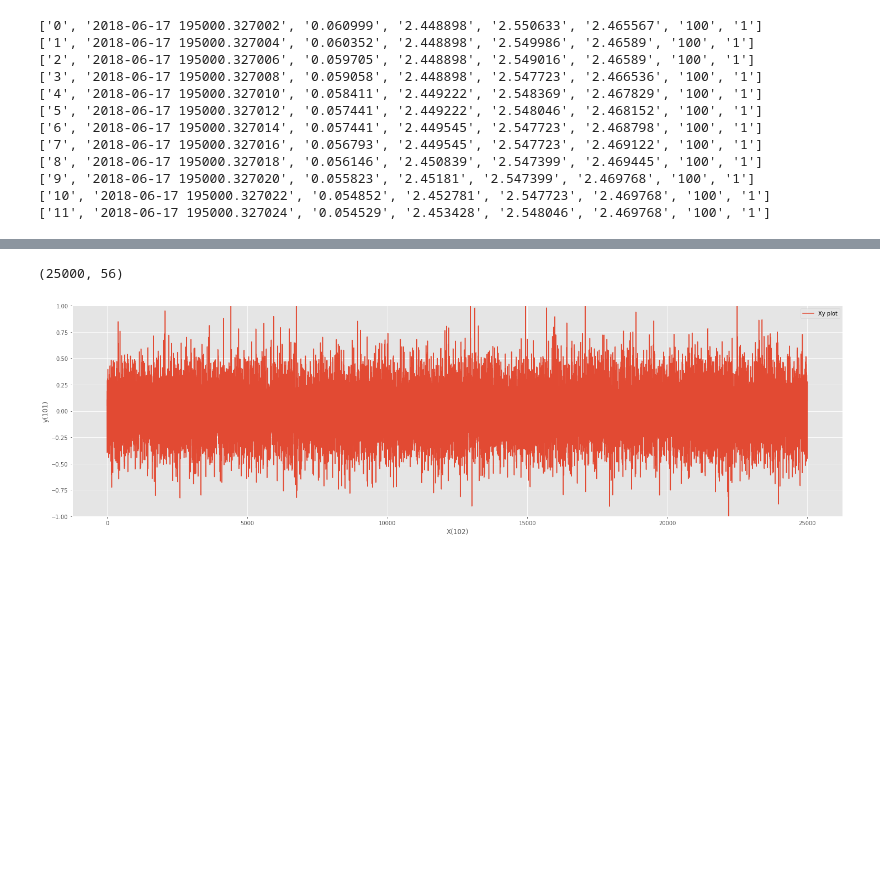
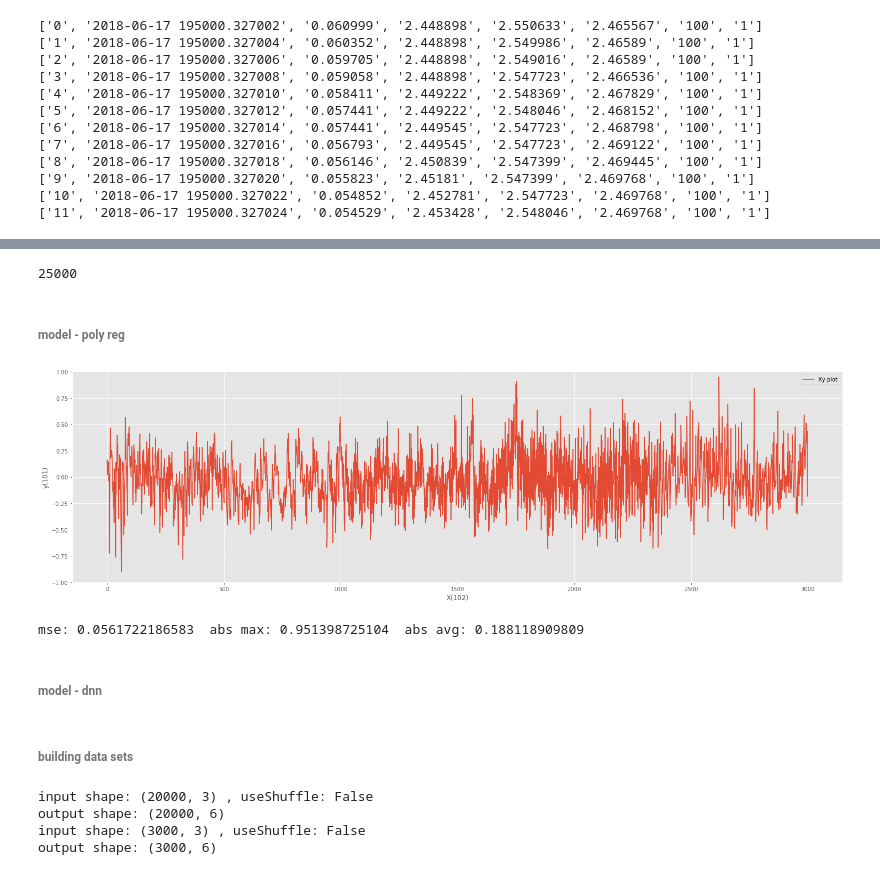
Before and after one commit to notyetend/pg, a Jupyter notebook: _chaos/proto002.ipynb, the cells around one changed output, grey strips where cells are left out. Drawn from its saved outputs; the diff is of its cells as text; code cells hidden in the pictures; blank space fills up the shorter version.

```diff
--- a/_chaos/proto002.ipynb
+++ b/_chaos/proto002.ipynb
@@ -41,15 +45,28 @@ df = pd.read_csv(infile_name, sep=',', names=names)
+# %%
+df.shape[0]
+# %% [output]
+25000
+# %% [markdown]
+###### model - poly reg
 # %%
 from sklearn.linear_model import LinearRegression
 from sklearn.preprocessing import PolynomialFeatures
+from sklearn.metrics import mean_squared_error
 
-max_row = 70000
 
-data_X = df[['silver_u', 'silver_w', 'silver_v']] .values.reshape(-1,3)[0:max_row, :]
-data_y = df[['gold']][0:max_row] / 5 * 1000
+training_set_size = 20000
+test_set_size = 3000
 
-poly = PolynomialFeatures(degree=5)
-X_poly_reg = poly.fit_transform(data_X)
+training_set_X = df[['silver_u', 'silver_w', 'silver_v']].values.reshape(-1,3)[0:training_set_size, :]
+training_set_y = df[['gold']][0:training_set_size].values.reshape(-1, 1) / 5 * 1000
+
+test_set_X = df[['silver_u', 'silver_w', 'silver_v']].values.reshape(-1,3)[training_set_size:(training_set_size+test_set_size), :]
+test_set_y = df[['gold']][training_set_size:(training_set_size+test_set_size)].values.reshape(-1, 1) / 5 * 1000
+
+poly = PolynomialFeatures(degree=3)
+training_set_X_poly_reg = poly.fit_transform(training_set_X)
+test_set_X_poly_reg = poly.fit_transform(test_set_X)
 
 model_poly_reg = LinearRegression()
-model_poly_reg.fit(X_poly_reg, data_y)
-pred_poly_reg = model_poly_reg.predict(X_poly_reg)
+model_poly_reg.fit(training_set_X_poly_reg, training_set_y)
+test_set_pred_poly_reg = model_poly_reg.predict(test_set_X_poly_reg)
@@ -58,21 +73,23 @@ data_y
-# %%
-X_poly_reg.shape
-# %% [output]
-(25000, 56)
 # %%
 import matplotlib.pyplot as plt
 import matplotlib as mpl
 %matplotlib inline
 
 
 plt.style.use('ggplot')
 plt.rcParams["figure.figsize"] = (25,7)
 plt.ylim(ymax=1, ymin=-1)
-plt_x = range(len(data_X[:, 0]))
-plt.plot(plt_x, (data_y - pred_poly_reg), label='Xy plot')
+plt_x = range(len(test_set_X[:, 0]))
+plt.plot(plt_x, (test_set_y - pred_poly_reg), label='Xy plot')
 plt.xlabel('X(102)')
 plt.ylabel('y(101)')
 plt.legend()
 plt.show()
+
+
+print('mse:', mean_squared_error(test_set_y, test_set_pred_poly_reg),
+      ' abs max:', np.max(np.abs(test_set_y - test_set_pred_poly_reg)),
+      ' abs avg:', np.average(np.abs(test_set_y - test_set_pred_poly_reg)))
 # %% [output]
-[figure, old version]
+[figure, new version]
+mse: 0.0561722186583  abs max: 0.951398725104  abs avg: 0.188118909809
@@ -89,0 +96,2 @@ def reset_graph(seed=1):
+# %% [markdown]
+###### model - dnn
@@ -89,0 +153,15 @@ def reset_graph(seed=1):
+# %% [markdown]
+###### building data sets
+# %%
+reset_graph()
+
+training_set_X_dnn = get_tranformed_X(training_set_X, useShuffle=False)
+training_set_y_dnn = training_set_y
+
+test_set_X_dnn = get_tranformed_X(test_set_X, useShuffle=False)
+test_set_y_dnn = test_set_y
+# %% [output]
+input shape: (20000, 3) , useShuffle: False
+output shape: (20000, 6)
+input shape: (3000, 3) , useShuffle: False
+output shape: (3000, 6)
```
Also changed, not shown: parts of 23 cells of this notebook, 20 other files.
